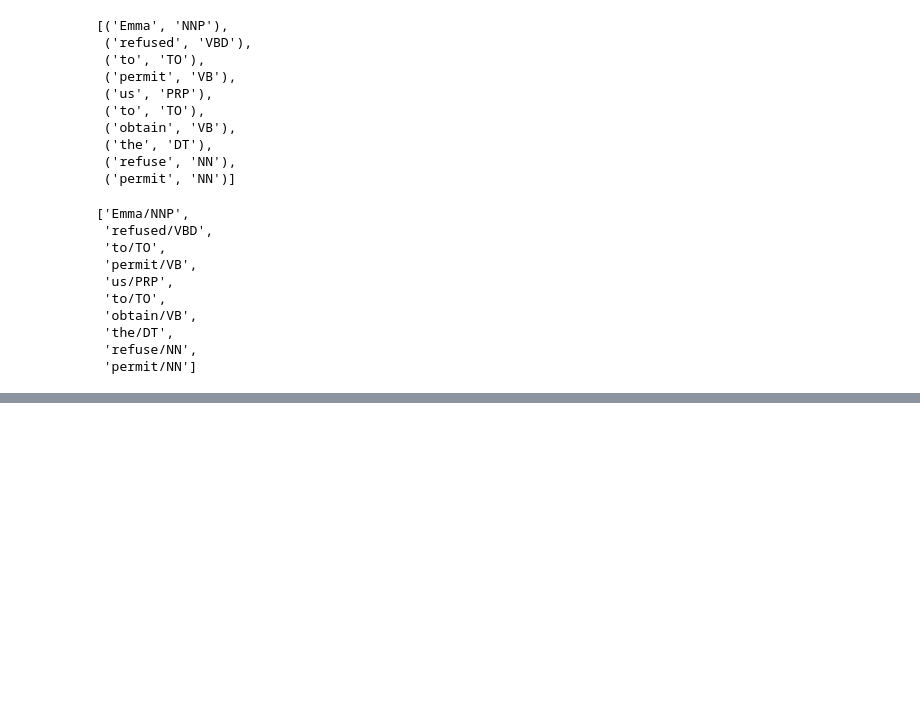
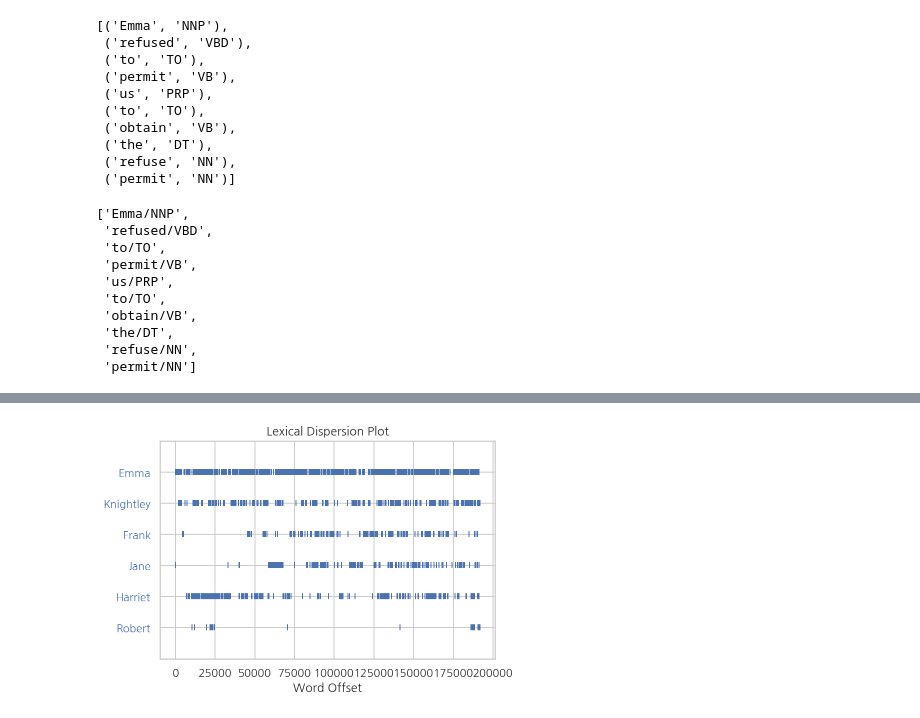
Before and after one commit to whguswls58/TIL, a Jupyter notebook: math/200518_math_17.ipynb, the cells around one changed output, grey strips where cells are left out. Saved outputs shown, nothing was run; the diff lists cells and outputs as text; code cells hidden in the pictures; blank space fills up the shorter version.

```diff
--- a/math/200518_math_17.ipynb
+++ b/math/200518_math_17.ipynb
@@ -201,0 +231,6 @@ tokenizer(sentence)
+# %%
+# 단어 위치 그래프
+plt.figure(facecolor="1.")
+text.dispersion_plot(["Emma", "Knightley", "Frank", "Jane", "Harriet", "Robert"])
+# %% [output]
+[figure, added]
```
Also changed, not shown: parts of 7 cells of this notebook.
